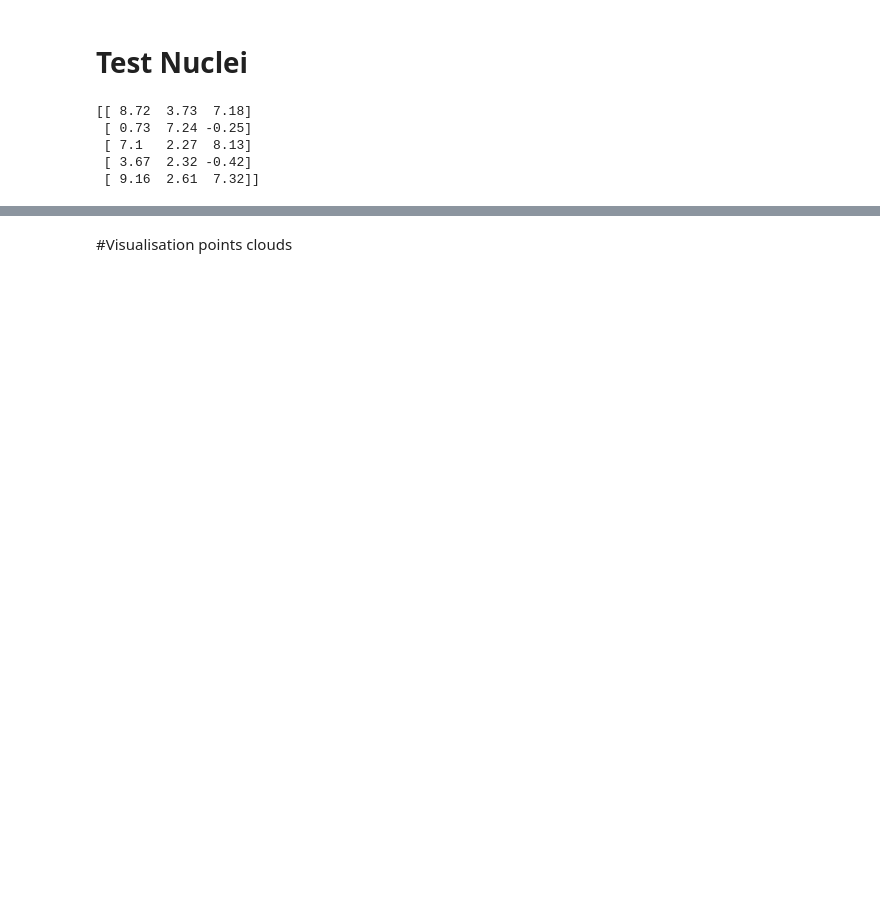
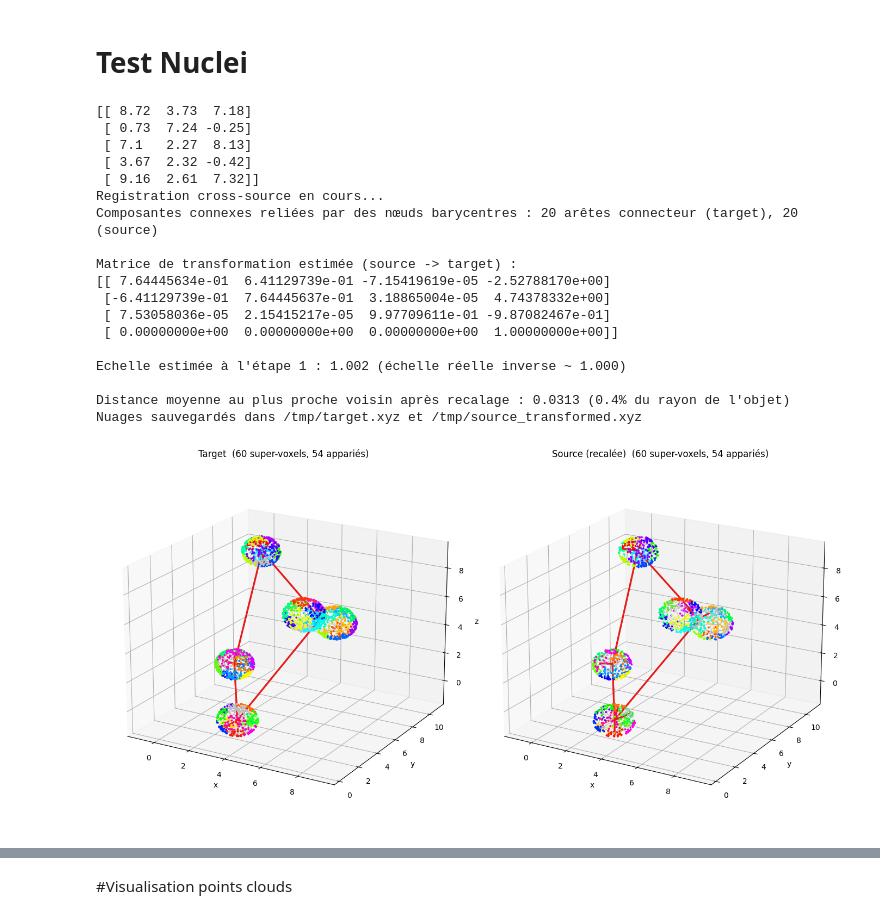
Before and after one commit to anrcrocoval/pointcloudregistration, a Jupyter notebook: DemoNoteBook/Graphmatching.ipynb, the cells around one changed output, grey strips where cells are left out. Drawn from its saved outputs; the diff is of its cells as text; code cells hidden in the pictures; blank space fills up the shorter version.

```diff
--- a/DemoNoteBook/Graphmatching.ipynb
+++ b/DemoNoteBook/Graphmatching.ipynb
@@ -2476,35 +1566,111 @@ source += rng.normal(0, 0.02 * scale_gt, source.shape)
 fichier = "nuclei.csv"
 
 
-data_np = np.genfromtxt(fichier, delimiter=",", skip_header=1,usecols=range(1, 4))
+data_np = np.genfromtxt(fichier, delimiter=",", skip_header=1, usecols=range(1, 4))
 
 print(data_np[:5])  # Affiche les 5 premières lignes
 
 
 rng = np.random.default_rng(42)
 
-target=data_np
+target = data_np
 
 target += rng.normal(0, 0.008, target.shape)
 
 # Nuage source : version cross-source = sous-échantillonnée, à échelle et
     # pose différentes, avec des données manquantes (simulateur du papier)
 keep = rng.choice(len(target), size=int(len(target) * 0.6), replace=False)
 source_raw = target[keep].copy()
 
 scale_gt = 1
 angle = np.deg2rad(40)
 Rz = np.array([
         [np.cos(angle), -np.sin(angle), 0],
         [np.sin(angle), np.cos(angle), 0],
         [0, 0, 1],
     ])
 t_gt = np.array([5.0, -2.0, 1.0])
 source = (source_raw @ Rz.T) * scale_gt + t_gt
 source += rng.normal(0, 0.02 * scale_gt, source.shape)
+
+# NOTE PARAMÈTRES : le nuage "nuclei" est composé de plusieurs amas de
+# points spatialement séparés (4 composantes connexes distinctes visibles à
+# l'œil nu). Avec des super-voxels assez fins (voxel_radius_ratio=0.12, donc
+# davantage de super-voxels que pour la maison), le graphe de voisinage
+# k-NN des super-voxels se scinde effectivement en plusieurs composantes
+# connexes -- exactement le cas d'usage de
+# `connect_disconnected_components_barycenter` (activé par défaut via
+# connect_components=True) : chaque amas obtient un nœud barycentre reliant
+# sa composante au reste du graphe, pour une macro-structure globale unique
+# (vérifiable via `len(result["graph_target"].connector_edges) > 0`).
+# Le garde-fou anti-collapse d'échelle (`scale_bounds`) reste indispensable
+# ici -- voir diagnostic dans `ransac_registration`.
+print("Registration cross-source en cours...")
+result = register_cross_source(source, target, voxel_radius_ratio=0.12)
+print(f"Composantes connexes reliées par des nœuds barycentres : "
+      f"{len(result['graph_target'].connector_edges)} arêtes connecteur "
+      f"(target), {len(result['graph_source'].connector_edges)} (source)")
+
+print("\nMatrice de transformation estimée (source -> target) :")
+print(result["transformation"])
+print(f"\nEchelle estimée à l'étape 1 : {result['scale']:.3f} "
+          f"(échelle réelle inverse ~ {1/scale_gt:.3f})")
+
+# Erreur résiduelle moyenne au plus proche voisin (sans Open3D : cKDTree)
+tree = cKDTree(target)
+dists, _ = tree.query(result["source_transformed"], k=1)
+radius_target = np.max(np.linalg.norm(target - target.mean(0), axis=1))
+print(f"\nDistance moyenne au plus proche voisin après recalage : {dists.mean():.4f} "
+          f"({100 * dists.mean() / radius_target:.1f}% du rayon de l'objet)")
+
+# Sauvegarde des nuages pour inspection visuelle (formats texte simples,
+# ouvrables avec numpy.loadtxt, CloudCompare, MeshLab, etc. — pas besoin
+# d'Open3D)
+np.savetxt("/tmp/target.xyz", target)
+np.savetxt("/tmp/source_transformed.xyz", result["source_transformed"])
+print("Nuages sauvegardés dans /tmp/target.xyz et /tmp/source_transformed.xyz")
+
+# --- Visualisation des super-voxels appariés (même couleur = paire) ---
+# Les arêtes rouges sont les arêtes "connecteur" ajoutées entre les
+# barycentres des composantes connexes (voir
+# connect_disconnected_components_barycenter) : elles relient les différents
+# amas de noyaux en une seule macro-structure connexe.
+visualize_supervoxels(
+        graph_target=result["graph_target"],
+        graph_source=result["graph_source"],
+        target_points=target,
+        source_points=result["source_transformed"],  # repère de la cible
+        correspondences=result["correspondences"],
+        show_edges=True,
+        title_target="Target",
+        title_source="Source (recalée)",
+        save_path="/tmp/supervoxel_matching.png",
+        source_transform=result["transformation"],  # aligne les arêtes du graphe source
+    )
+fig = plt.figure(figsize=(6, 6))
+ax = fig.add_subplot(111, projection="3d")
+ax.scatter(*target.T, s=2, label="target")
+ax.scatter(*source.T, s=2, label="source")
+ax.scatter(*result["source_transformed"].T, s=2, label="source recalée")
+ax.legend()
+plt.show()
 # %% [output]
 [[ 8.72  3.73  7.18]
  [ 0.73  7.24 -0.25]
  [ 7.1   2.27  8.13]
  [ 3.67  2.32 -0.42]
  [ 9.16  2.61  7.32]]
+Registration cross-source en cours...
+Composantes connexes reliées par des nœuds barycentres : 20 arêtes connecteur (target), 20 (source)
+
+Matrice de transformation estimée (source -> target) :
+[[ 7.64445634e-01  6.41129739e-01 -7.15419619e-05 -2.52788170e+00]
+ [-6.41129739e-01  7.64445637e-01  3.18865004e-05  4.74378332e+00]
+ [ 7.53058036e-05  2.15415217e-05  9.97709611e-01 -9.87082467e-01]
+ [ 0.00000000e+00  0.00000000e+00  0.00000000e+00  1.00000000e+00]]
+
+Echelle estimée à l'étape 1 : 1.002 (échelle réelle inverse ~ 1.000)
+
+Distance moyenne au plus proche voisin après recalage : 0.0313 (0.4% du rayon de l'objet)
+Nuages sauvegardés dans /tmp/target.xyz et /tmp/source_transformed.xyz
+[figure, added]
```
Also changed, not shown: parts of 10 cells of this notebook.
